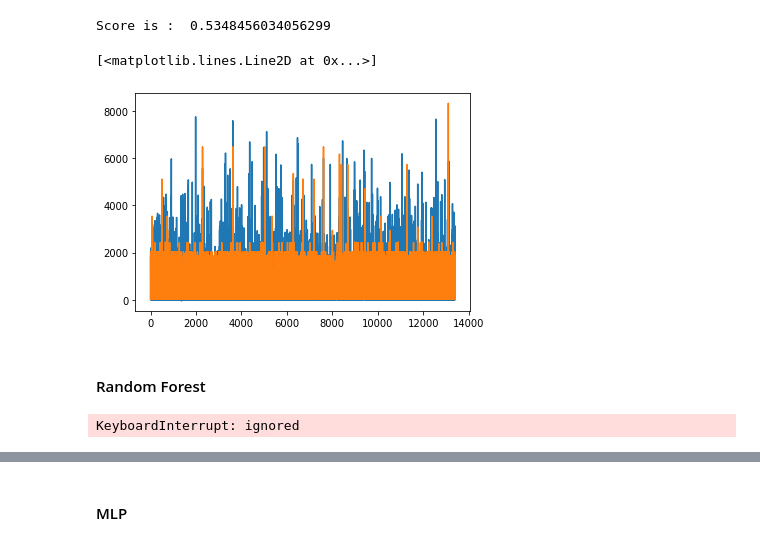
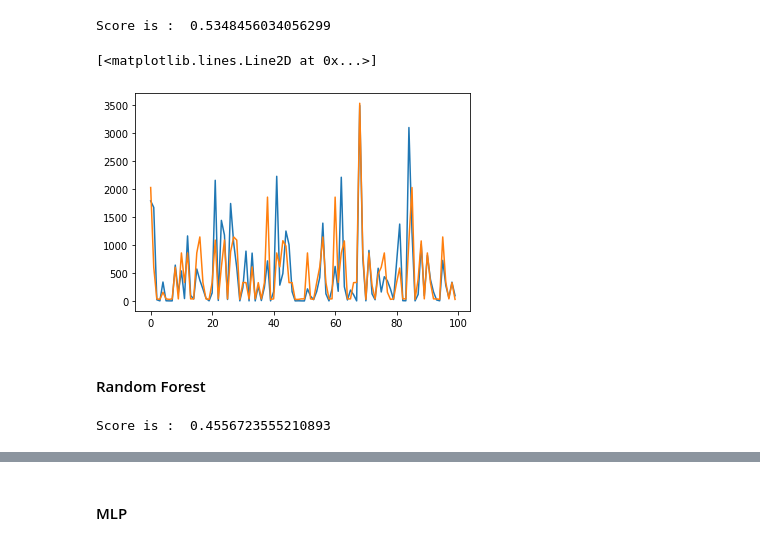
Before and after one commit to YKritet/Decathlon_ML_test, a Jupyter notebook: notebook.ipynb, the cells around one changed output, grey strips where cells are left out. Saved outputs shown, nothing was run; the diff lists cells and outputs as text; code cells hidden in the pictures.

```diff
--- a/notebook.ipynb
+++ b/notebook.ipynb
@@ -477,23 +477,23 @@ print('Score is : ', dt_reg.score(X_val, y_val))
 # %% [output]
 Score is :  0.5348456034056299
 # %%
-plt.plot(y_val)
-plt.plot(dt_reg.predict(X_val))
+plt.plot(y_val[:100])
+plt.plot(dt_reg.predict(X_val)[:100])
 # %% [output]
 [<matplotlib.lines.Line2D at 0x...>]
-[figure, old version]
+[figure, new version]
 # %% [markdown]
 #### Random Forest
 # %%
 # Arguments
-n_estimators = 10
-criterion = 'mae' # ['mse', 'friedman_mse', 'mae']
-max_depth = 7
+n_estimators = 20
+criterion = 'mse' # ['mse', 'friedman_mse', 'mae']
+max_depth = 4
 
 # Model
 rf_reg = RandomForestRegressor(n_estimators=n_estimators, criterion=criterion, max_depth=max_depth)
 rf_reg.fit(X_train, y_train)
 print('Score is : ', rf_reg.score(X_val, y_val))
 # %% [output]
-KeyboardInterrupt: ignored
+Score is :  0.4556723555210893
 # %%
```
Also changed, not shown: parts of 49 cells of this notebook.
